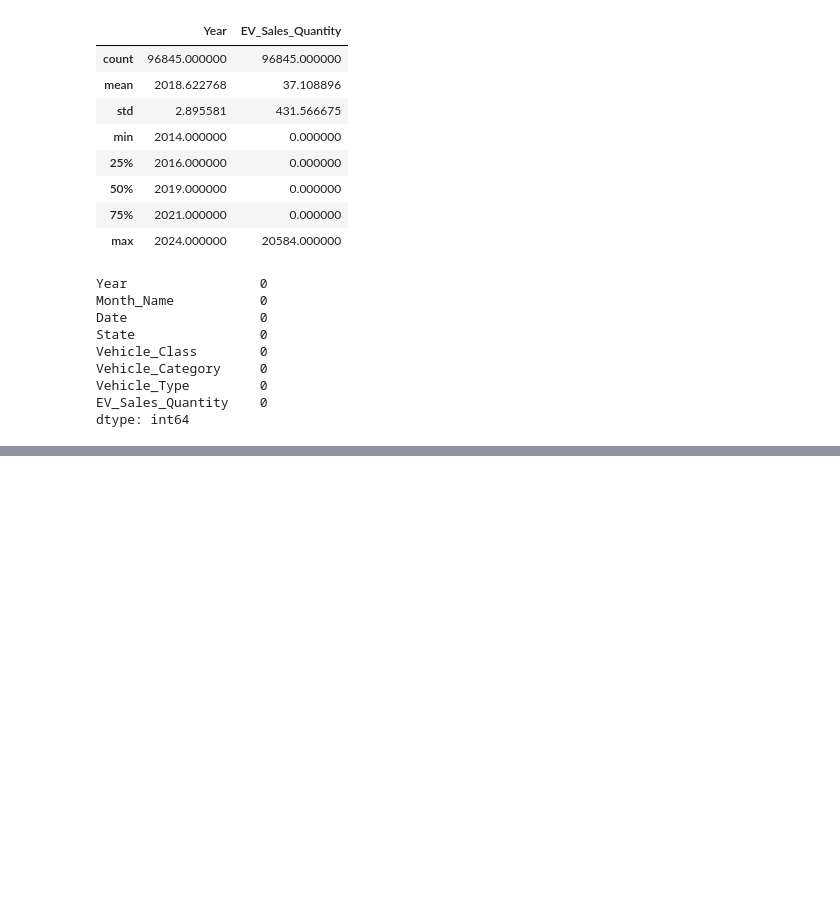
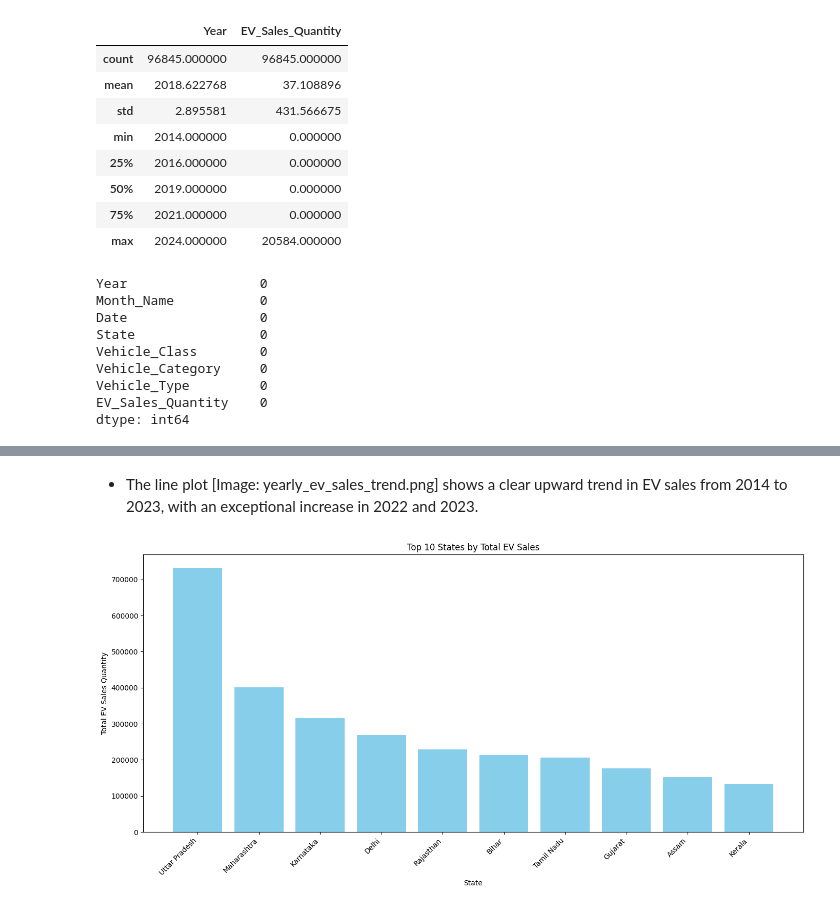
Before and after one commit to ldotmithu/-Electric-Vehicle-Sales-by-State-in-India, a Jupyter notebook: ev_sales_analysis.ipynb, the cells around one changed output, grey strips where cells are left out. Cells and saved outputs as stored; diff of their text form; code cells hidden in the pictures; blank space fills up the shorter version.

```diff
--- a/ev_sales_analysis.ipynb
+++ b/ev_sales_analysis.ipynb
@@ -259,0 +323,15 @@ Electric Vehicle Sales Analysis Insights:
+# %% [markdown]
+- The line plot [Image: yearly_ev_sales_trend.png] shows a clear upward trend in EV sales from 2014 to 2023, with an exceptional increase in 2022 and 2023.
+# %%
+state_sales_top10 = data.groupby('State')['EV_Sales_Quantity'].sum().nlargest(10).reset_index()
+
+plt.figure(figsize=(14, 7))
+plt.bar(state_sales_top10['State'], state_sales_top10['EV_Sales_Quantity'], color='skyblue')
+plt.title('Top 10 States by Total EV Sales')
+plt.xlabel('State')
+plt.ylabel('Total EV Sales Quantity')
+plt.xticks(rotation=45, ha='right')
+plt.tight_layout()
+plt.show()
+# %% [output]
+[figure, added]
```
Also changed, not shown: parts of 40 cells of this notebook, 1 other file.
